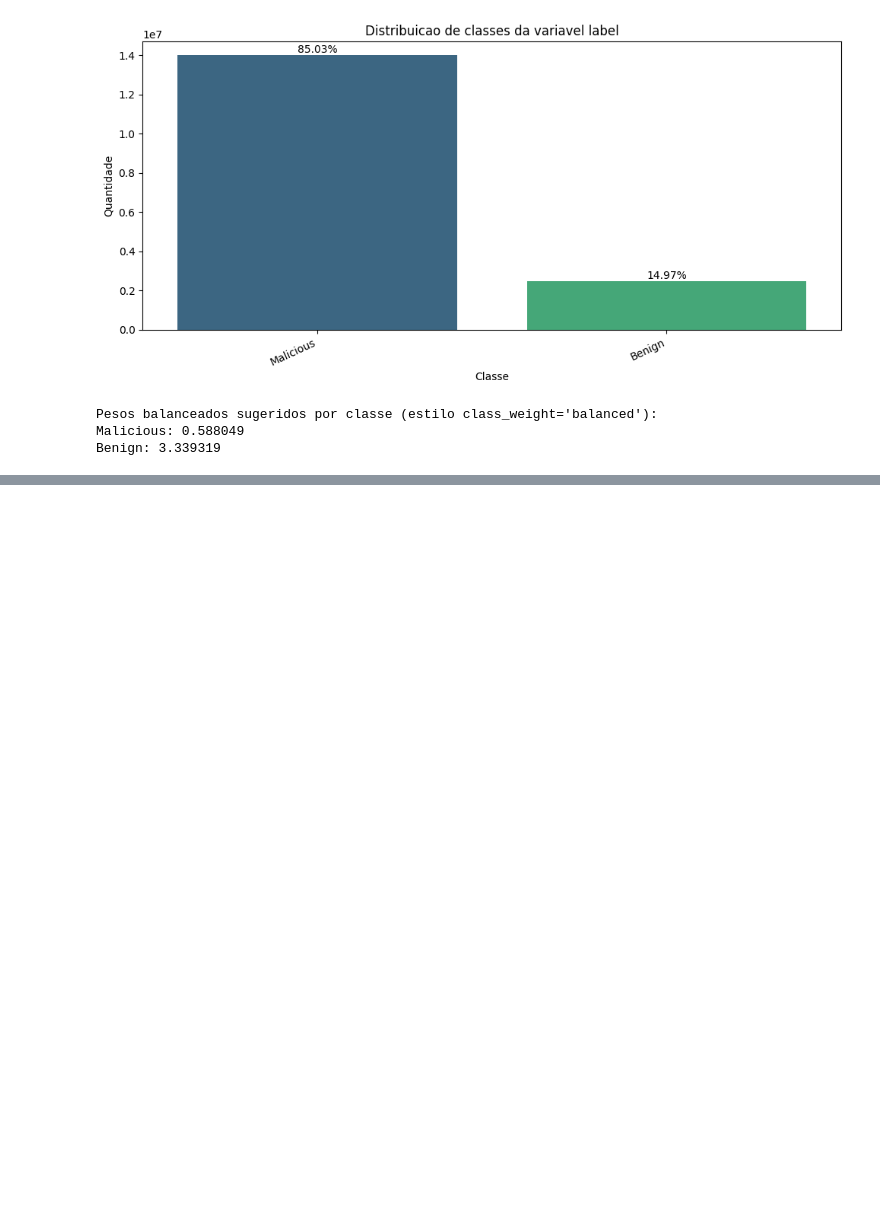
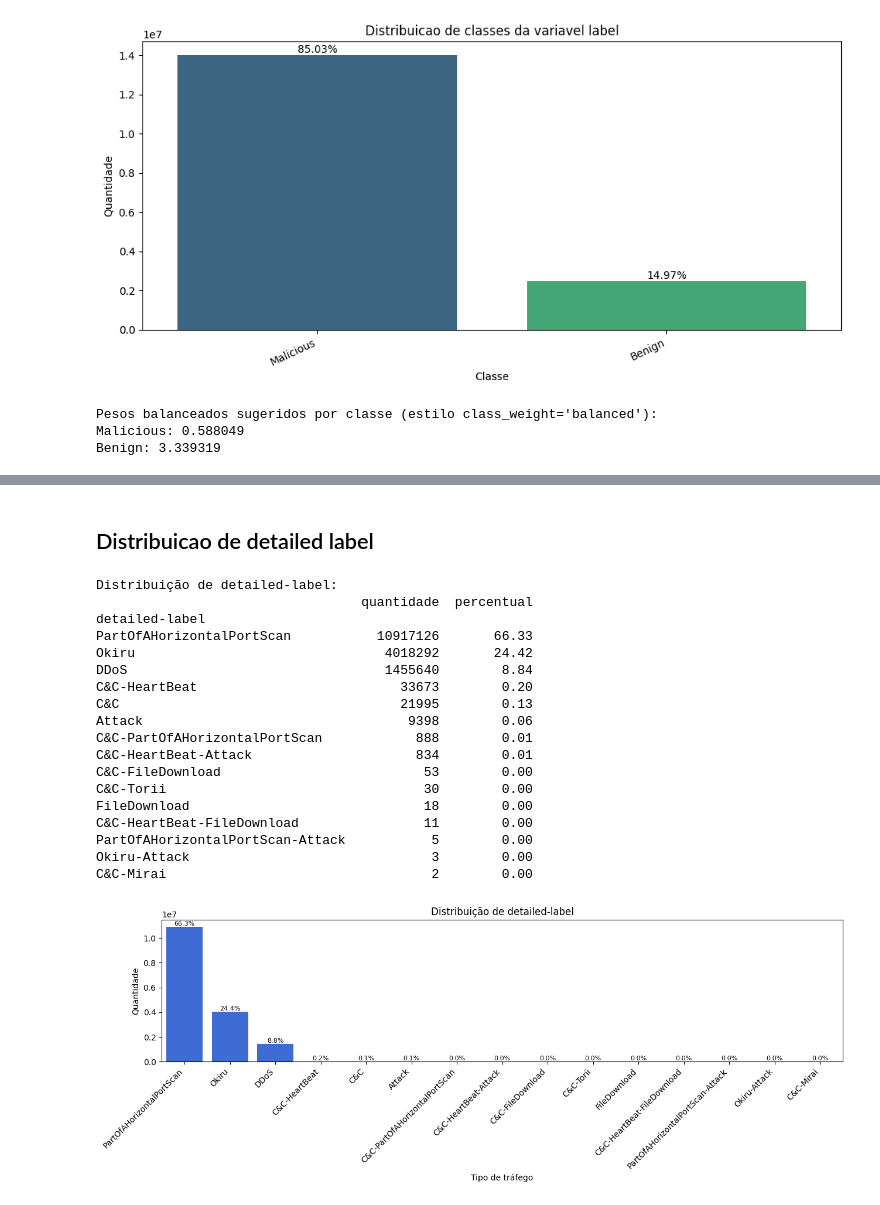
Before and after one commit to DiogoMarassi/secure-iot-detection, a Jupyter notebook: notebooks/analise.ipynb, the cells around one changed output, grey strips where cells are left out. Drawn from its saved outputs; the diff is of its cells as text; code cells hidden in the pictures; blank space fills up the shorter version.

```diff
--- a/notebooks/analise.ipynb
+++ b/notebooks/analise.ipynb
@@ -19,7 +19,7 @@ from sklearn.impute import SimpleImputer
 <div style="font-size: 30px; line-height: 1.25;">2) Carregamento do CSV</div>
 <div style="font-size: 17px; line-height: 1.55; margin-top: 12px;">Define o caminho do arquivo dataset_balanceado.csv relativo à pasta do notebook e lê todas as linhas num DataFrame do pandas com low_memory=False para inferência de tipos mais estável em arquivo grande. A variável do DataFrame passa a guardar o conjunto inteiro para o restante da análise.</div>
 # %%
-DATASET_PATH = Path("../data/dataset_balanceado.csv")
+DATASET_PATH = Path("../dataset_balanceado.csv")
 df = pd.read_csv(DATASET_PATH, low_memory=False)
 # %% [markdown]
 <div style="font-size: 30px; line-height: 1.25;">3) Dicionário das colunas</div>
@@ -1075,0 +1193,39 @@ Benign: 3.339319
+# %% [markdown]
+## Distribuicao de detailed label
+# %%
+dl = df["detailed-label"].value_counts()
+dl_pct = (dl / len(df) * 100).round(2)
+resumo_dl = pd.DataFrame({"quantidade": dl, "percentual": dl_pct})
+print("Distribuição de detailed-label:")
+print(resumo_dl.to_string())
+
+plt.figure(figsize=(13, 5))
+ax = sns.barplot(x=dl.index, y=dl.values, color="#2563eb")
+ax.set_title("Distribuição de detailed-label")
+ax.set_xlabel("Tipo de tráfego")
+ax.set_ylabel("Quantidade")
+plt.xticks(rotation=45, ha="right")
+for i, (v, p) in enumerate(zip(dl.values, dl_pct.values)):
+    ax.text(i, v, f"{p:.1f}%", ha="center", va="bottom", fontsize=8)
+plt.tight_layout()
+plt.show()
+# %% [output]
+Distribuição de detailed-label:
+                                  quantidade  percentual
+detailed-label
+PartOfAHorizontalPortScan           10917126       66.33
+Okiru                                4018292       24.42
+DDoS                                 1455640        8.84
+C&C-HeartBeat                          33673        0.20
+C&C                                    21995        0.13
+Attack                                  9398        0.06
+C&C-PartOfAHorizontalPortScan            888        0.01
+C&C-HeartBeat-Attack                     834        0.01
+C&C-FileDownload                          53        0.00
+C&C-Torii                                 30        0.00
+FileDownload                              18        0.00
+C&C-HeartBeat-FileDownload                11        0.00
+PartOfAHorizontalPortScan-Attack           5        0.00
+Okiru-Attack                               3        0.00
+C&C-Mirai                                  2        0.00
+[figure, added]
```
Also changed, not shown: parts of 33 cells of this notebook.
